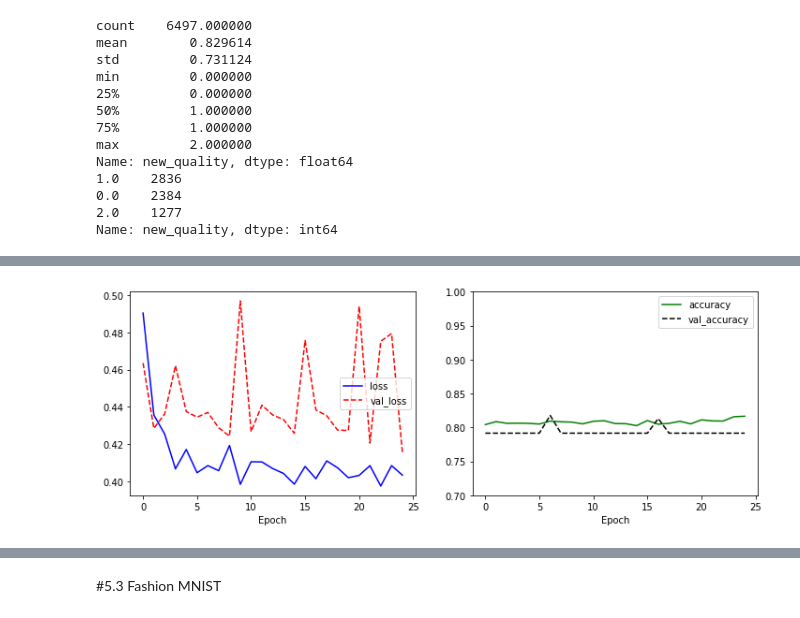
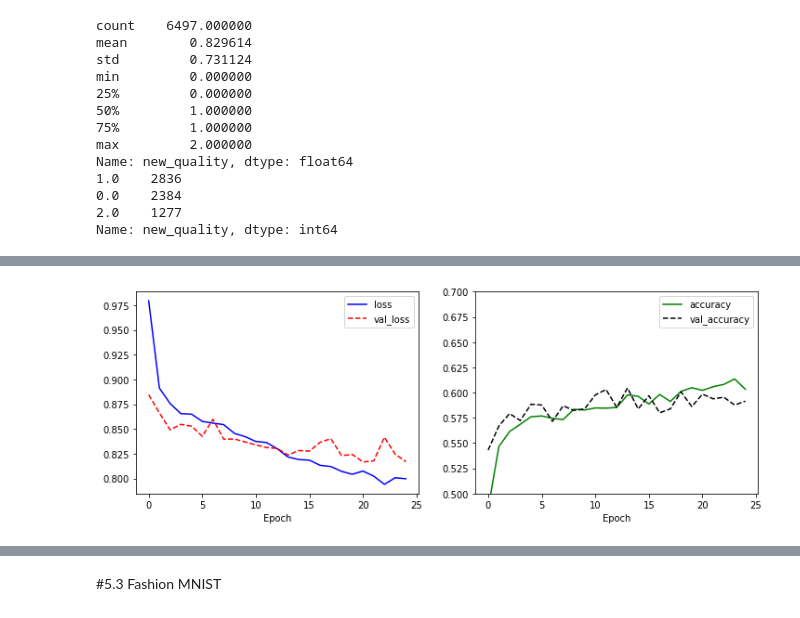
Before and after one commit to wikibook/tf2, a Jupyter notebook: Chapter5.ipynb, the cells around one changed output, grey strips where cells are left out. Cells and saved outputs as stored; diff of their text form; code cells hidden in the pictures.

Commit message:
tf.keras.utils.to_categorical() 함수에 정수 대신 소수가 인수로 들어가던 문제 수정
예제 5.15~5.17

```diff
--- a/Chapter5.ipynb
+++ b/Chapter5.ipynb
@@ -327,7 +323,9 @@ Name: new_quality, dtype: int64
 # %%
 # 5.15 데이터 정규화 및 train, test 데이터 분리
 del wine['quality']
+wine_backup = wine.copy()
 wine_norm = (wine - wine.min()) / (wine.max() - wine.min())
+wine_norm['new_quality'] = wine_backup['new_quality']
 wine_shuffle = wine_norm.sample(frac=1)
 wine_np = wine_shuffle.to_numpy()
 
@@ -345,7 +343,7 @@ model = tf.keras.Sequential([
     tf.keras.layers.Dense(units=3, activation='softmax')
 ])
 
-model.compile(optimizer=tf.keras.optimizers.Adam(lr=0.07), loss='categorical_crossentropy', metrics=['accuracy'])
+model.compile(optimizer=tf.keras.optimizers.Adam(lr=0.003), loss='categorical_crossentropy', metrics=['accuracy'])
 
 history = model.fit(train_X, train_Y, epochs=25, batch_size=32, validation_split=0.25)
 # %% [output]
@@ -369,24 +367,24 @@ Epoch 25/25
 # %%
 # 5.17 다항 분류 모델 학습 결과 시각화
 import matplotlib.pyplot as plt
 plt.figure(figsize=(12, 4))
 
 plt.subplot(1, 2, 1)
 plt.plot(history.history['loss'], 'b-', label='loss')
 plt.plot(history.history['val_loss'], 'r--', label='val_loss')
 plt.xlabel('Epoch')
 plt.legend()
 
 plt.subplot(1, 2, 2)
 plt.plot(history.history['accuracy'], 'g-', label='accuracy')
 plt.plot(history.history['val_accuracy'], 'k--', label='val_accuracy')
 plt.xlabel('Epoch')
-plt.ylim(0.7, 1)
+plt.ylim(0.5, 0.7)
 plt.legend()
 
 plt.show()
 # %% [output]
-[figure, old version]
+[figure, new version]
 # %%
 # 5.18 다항 분류 모델 평가
 model.evaluate(test_X, test_Y)
```
Also changed, not shown: parts of 4 cells of this notebook.
